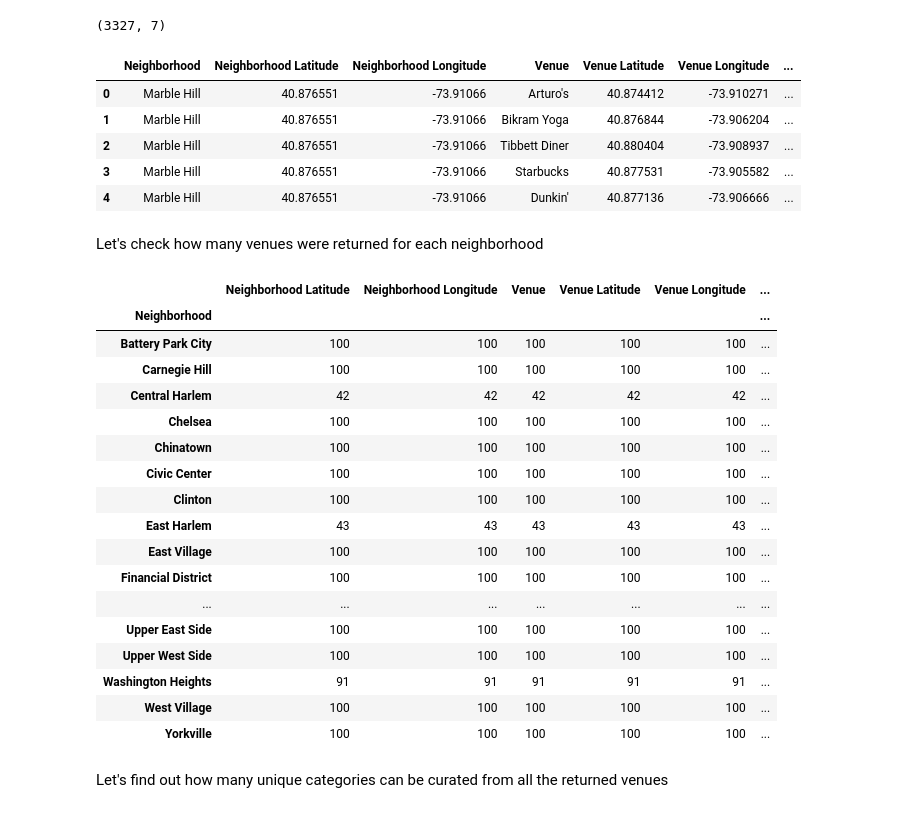
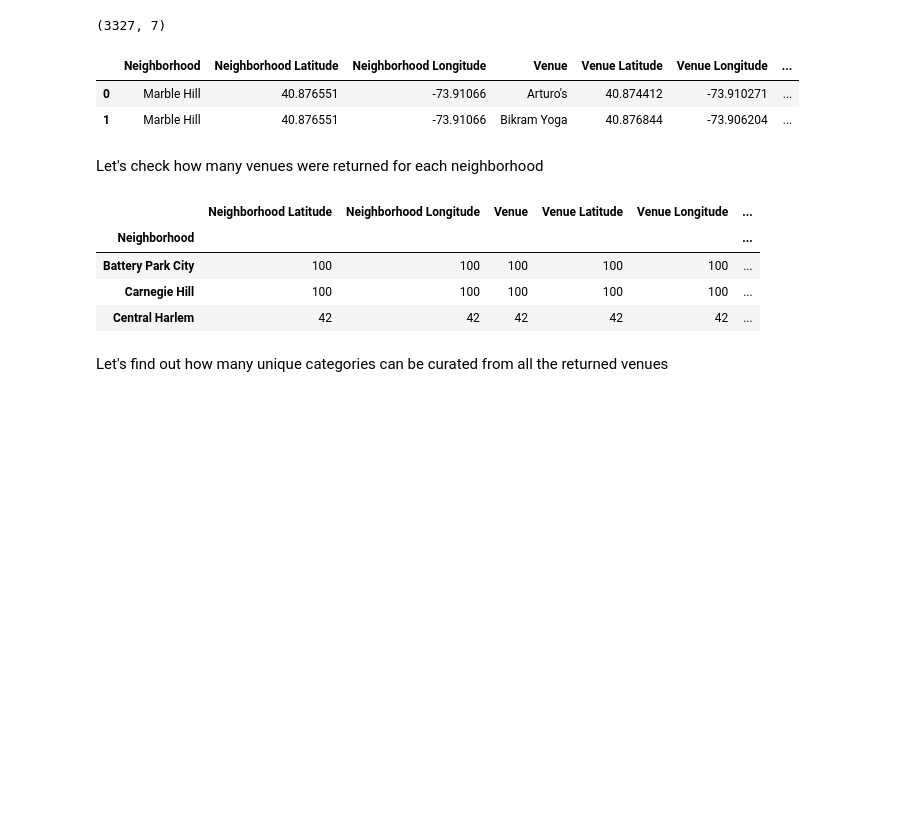
Before and after one commit to svitlanabuslovska/the-battle-of-neighborhoods, a Jupyter notebook: week-2/1.ipynb, the cells around one changed output. Cells and saved outputs as stored; diff of their text form; code cells hidden in the pictures; blank space fills up the shorter version.

```diff
--- a/week-2/1.ipynb
+++ b/week-2/1.ipynb
@@ -762,37 +688,21 @@ print(ny_venues.shape)
 # %% [output]
 (3327, 7)
 # %%
-ny_venues.head(5)
+ny_venues.head(2)
 # %% [output]
 |  | Neighborhood | Neighborhood Latitude | Neighborhood Longitude | Venue | Venue Latitude | Venue Longitude | ... |
 | 0 | Marble Hill | 40.876551 | -73.91066 | Arturo's | 40.874412 | -73.910271 | ... |
 | 1 | Marble Hill | 40.876551 | -73.91066 | Bikram Yoga | 40.876844 | -73.906204 | ... |
-| 2 | Marble Hill | 40.876551 | -73.91066 | Tibbett Diner | 40.880404 | -73.908937 | ... |
-| 3 | Marble Hill | 40.876551 | -73.91066 | Starbucks | 40.877531 | -73.905582 | ... |
-| 4 | Marble Hill | 40.876551 | -73.91066 | Dunkin' | 40.877136 | -73.906666 | ... |
 # %% [markdown]
 Let's check how many venues were returned for each neighborhood
 # %%
-ny_venues.groupby('Neighborhood').count()
+ny_venues.groupby('Neighborhood').count().head(3)
 # %% [output]
 |  | Neighborhood Latitude | Neighborhood Longitude | Venue | Venue Latitude | Venue Longitude | ... |
 | Neighborhood |  |  |  |  |  | ... |
 | Battery Park City | 100 | 100 | 100 | 100 | 100 | ... |
 | Carnegie Hill | 100 | 100 | 100 | 100 | 100 | ... |
 | Central Harlem | 42 | 42 | 42 | 42 | 42 | ... |
-| Chelsea | 100 | 100 | 100 | 100 | 100 | ... |
-| Chinatown | 100 | 100 | 100 | 100 | 100 | ... |
-| Civic Center | 100 | 100 | 100 | 100 | 100 | ... |
-| Clinton | 100 | 100 | 100 | 100 | 100 | ... |
-| East Harlem | 43 | 43 | 43 | 43 | 43 | ... |
-| East Village | 100 | 100 | 100 | 100 | 100 | ... |
-| Financial District | 100 | 100 | 100 | 100 | 100 | ... |
-| ... | ... | ... | ... | ... | ... | ... |
-| Upper East Side | 100 | 100 | 100 | 100 | 100 | ... |
-| Upper West Side | 100 | 100 | 100 | 100 | 100 | ... |
-| Washington Heights | 91 | 91 | 91 | 91 | 91 | ... |
-| West Village | 100 | 100 | 100 | 100 | 100 | ... |
-| Yorkville | 100 | 100 | 100 | 100 | 100 | ... |
 # %% [markdown]
 Let's find out how many unique categories can be curated from all the returned venues
 # %%
```
Also changed, not shown: parts of 46 cells of this notebook.
